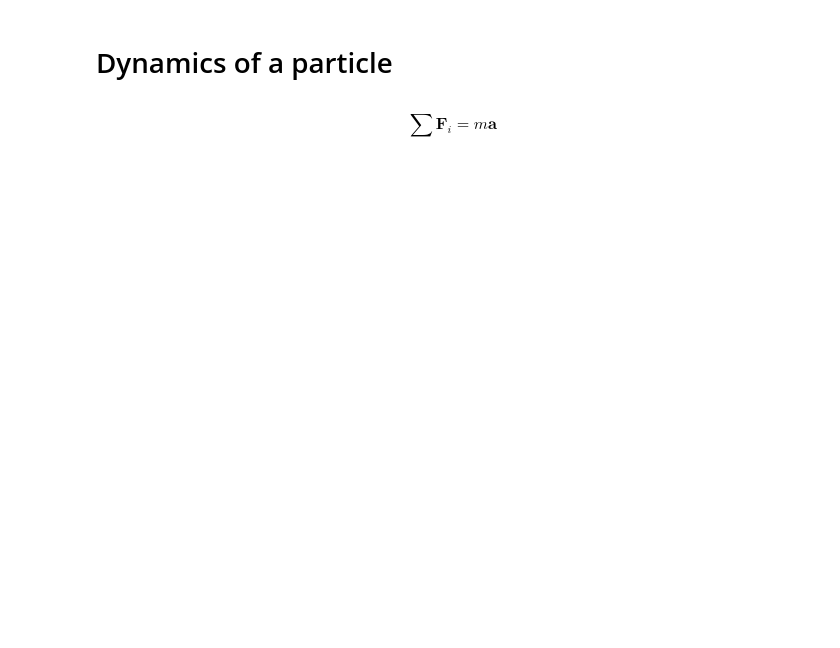
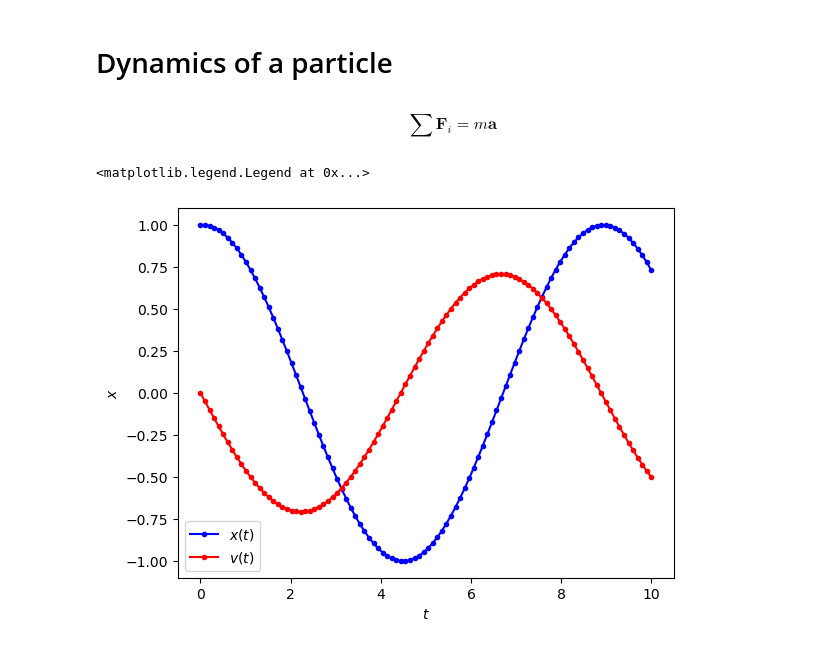
Before and after one commit to MPenaR/BoatSimulator, a Jupyter notebook: Newton.ipynb, the cells around one changed output. Cells and saved outputs as stored; diff of their text form; code cells hidden in the pictures; blank space fills up the shorter version.

Commit message:
pendulum plot

```diff
--- a/Newton.ipynb
+++ b/Newton.ipynb
@@ -30,4 +30,4 @@ class particle:
         F = force
 
         self.state.position += v*dt
-        self.state.v += F( x, v ) / m * dt
+        self.state.velocity += F( x, v ) / m * dt
@@ -37,5 +34,7 @@ def F(x, v):
 # %%
-t = np.linspace(0,10,1000)
+N = 100
+T = 10
+t = np.linspace(0,T,N)
 dt = t[1]-t[0]
 x = np.zeros_like(t)
 v = np.zeros_like(t)
@@ -43,4 +42,21 @@ x[0] = 1
 v[0] = 0
 M = 2
 
-p = particle( M, state( (x[0],), (v[0],)) )
+p = particle( M, state( np.array((x[0],)), np.array((v[0],)) ) )
+
+def F(x, v):
+    return -x
+# %%
+for i in range(1,N):
+    p.evolve(F,dt)
+    x[i] = p.state.position
+    v[i] = p.state.velocity
+# %%
+plt.plot(t,x, '.-b', label='$x(t)$')
+plt.plot(t,v, '.-r', label='$v(t)$')
+plt.xlabel('$t$')
+plt.ylabel('$x$')
+plt.legend()
+# %% [output]
+<matplotlib.legend.Legend at 0x...>
+[figure, added]
```
Also changed, not shown: parts of 1 cell of this notebook.
